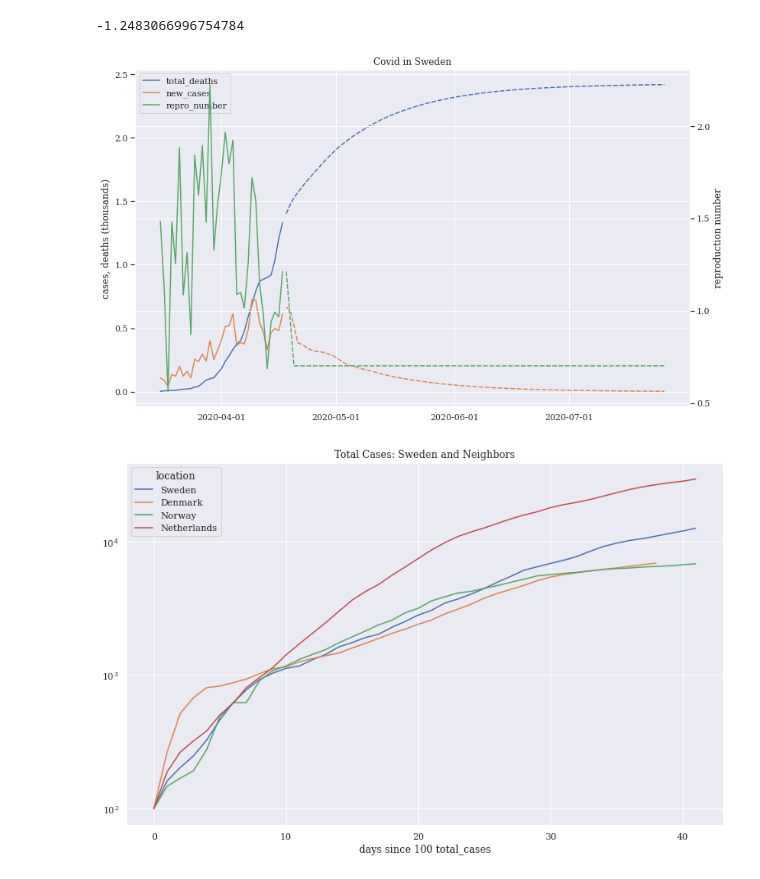
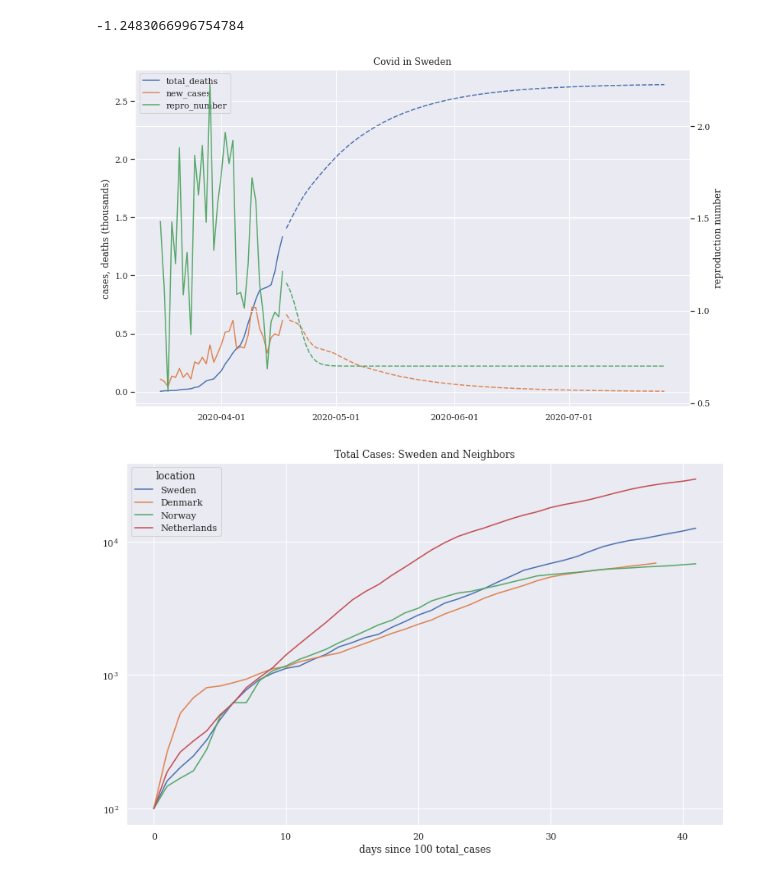
Before and after one commit to tedteske/Covid-19-Model, a Jupyter notebook: covid.ipynb, the cells around one changed output. Cells and saved outputs as stored; diff of their text form; code cells hidden in the pictures.

```diff
--- a/covid.ipynb
+++ b/covid.ipynb
@@ -623,10 +615,10 @@ repros.pct_change().tail(days_back).mean()
 # %% [output]
 -1.2483066996754784
 # %%
-Sweden_Cov = forecast(Sweden_Cov, 100, repro_move=[0.7, 0.3])
+Sweden_Cov = forecast(Sweden_Cov, 100, repro_move=[0.7, 0.05,-4])
 plot_cdr(Sweden_Cov, 'Covid in Sweden')
 # %% [output]
-[figure, old version]
+[figure, new version]
 # %%
 plot_growth(df[df['source']=='actual'],
             ['Sweden','Denmark','Norway','Netherlands'],
```
Also changed, not shown: parts of 6 cells of this notebook.
